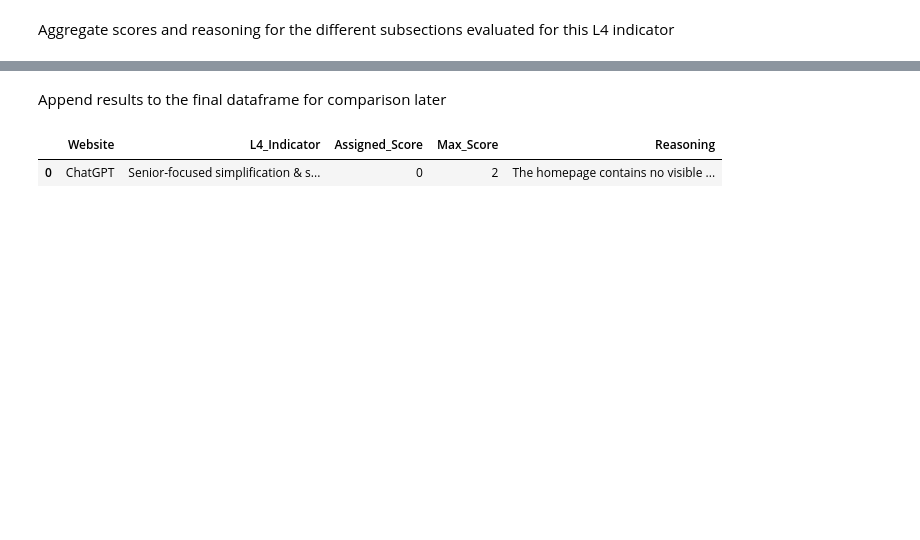
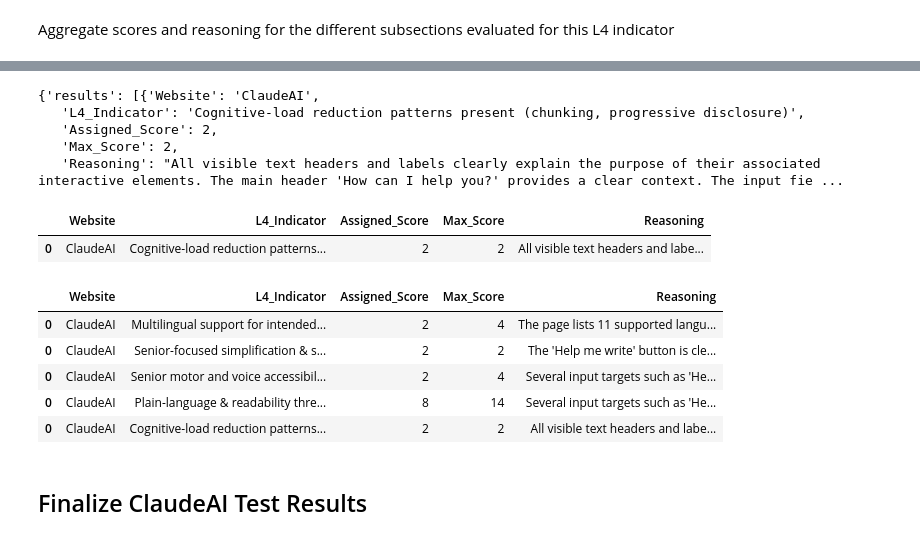
Before and after one commit to gknappattack/Accessibility-Inclusive-Design-Evaluation, a Jupyter notebook: evaluate_L4.ipynb, the cells around one changed output, grey strips where cells are left out. Cells and saved outputs as stored; diff of their text form; code cells hidden in the pictures; blank space fills up the shorter version.

Commit message:
Completed evaluation of L4 metrics for ChatGPT and Claude using Ollama + Google Colab.

```diff
--- a/evaluate_L4.ipynb
+++ b/evaluate_L4.ipynb
@@ -1223,7 +1443,7 @@ test_results_df
 # %%
 # Prompt for this L4 Indicator
 prompt_in = """
-This image shows the homepage for ChatGPT's chat model interaction interface. You are tasked with evaluating the accessibility of this page in terms of cognitive load reduction through proper header and label text.
+This image shows the homepage for ClaudeAI's chat model interaction interface. You are tasked with evaluating the accessibility of this page in terms of cognitive load reduction through proper header and label text.
 
 Based only on what you see in the image of the homepage, rate the accessibility of help functionality on the following scale ranging from 0 to 2:
 
@@ -1236,7 +1456,7 @@ The response should be in valid JSON format. The following example below shows p
 {
     "results": [
         {
-        "Website": "ChatGPT",
+        "Website": "ClaudeAI",
         "L4_Indicator": "Cognitive-load reduction patterns present (chunking, progressive disclosure)",
         "Assigned_Score": ,
         "Max_Score": 2,
@@ -1250,7 +1470,7 @@ The response should be in valid JSON format. The following example below shows p
 response = ollama.generate(
     model="qwen3-vl:8b",  # Use the name of the vision model you pulled
     prompt=prompt_in,
-    images=[chatgpt_bytes]
+    images=[claude_bytes]
 )
 
 # Save the model's response as json
@@ -1262,11 +1492,28 @@ print(eval_result)
-# %% [markdown]
-Append results to the final dataframe for comparison later
+# %%
+out = js.loads(eval_result)
+out
+# %% [output]
+{'results': [{'Website': 'ClaudeAI',
+   'L4_Indicator': 'Cognitive-load reduction patterns present (chunking, progressive disclosure)',
+   'Assigned_Score': 2,
+   'Max_Score': 2,
+   'Reasoning': "All visible text headers and labels clearly explain the purpose of their associated interactive elements. The main header 'How can I help you?' provides a clear context. The input fie ...
 # %%
-new_df = pd.DataFrame(eval_result['results'])
+new_df = pd.DataFrame(out['results'])
+new_df
+# %% [output]
+|  | Website | L4_Indicator | Assigned_Score | Max_Score | Reasoning |
+| 0 | ClaudeAI | Cognitive-load reduction patterns... | 2 | 2 | All visible text headers and labe... |
 # %%
-test_results_df = pd.concat([test_results_df,new_df])
+claudeai_test_results_df = pd.concat([claudeai_test_results_df,new_df])
 # %%
-test_results_df
+claudeai_test_results_df
 # %% [output]
 |  | Website | L4_Indicator | Assigned_Score | Max_Score | Reasoning |
-| 0 | ChatGPT | Senior-focused simplification & s... | 0 | 2 | The homepage contains no visible ... |
+| 0 | ClaudeAI | Multilingual support for intended... | 2 | 4 | The page lists 11 supported langu... |
+| 0 | ClaudeAI | Senior-focused simplification & s... | 2 | 2 | The 'Help me write' button is cle... |
+| 0 | ClaudeAI | Senior motor and voice accessibil... | 2 | 4 | Several input targets such as 'He... |
+| 0 | ClaudeAI | Plain-language & readability thre... | 8 | 14 | Several input targets such as 'He... |
+| 0 | ClaudeAI | Cognitive-load reduction patterns... | 2 | 2 | All visible text headers and labe... |
+# %% [markdown]
+## Finalize ClaudeAI Test Results
```
Also changed, not shown: parts of 152 cells of this notebook.
